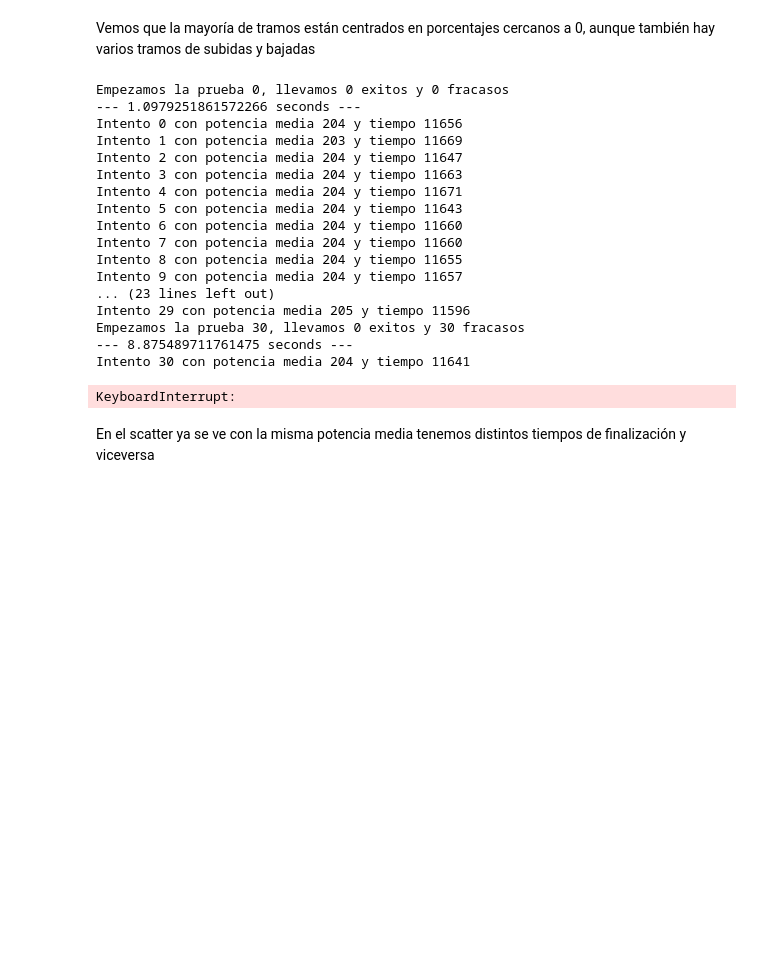
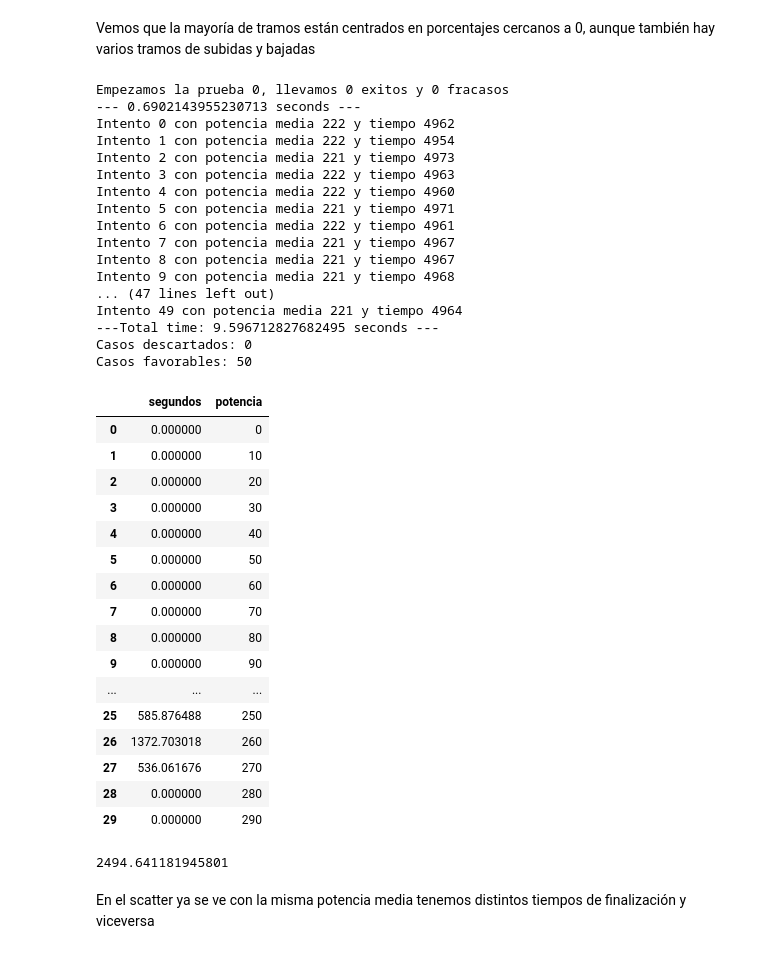
Before and after one commit to davidchepe/IM_KS, a Jupyter notebook: Simulador/Simulacion.ipynb, the cells around one changed output. Saved outputs shown, nothing was run; the diff lists cells and outputs as text; code cells hidden in the pictures; blank space fills up the shorter version.

Commit message:
ajuste para revision de bins_potencia

```diff
--- a/Simulador/Simulacion.ipynb
+++ b/Simulador/Simulacion.ipynb
@@ -87,13 +87,13 @@ resultados = []
 
 fail = 0 #Contador de simulaciones fallidas
 exito = 0 #Contador de simulaciones correctas
-num_pruebas = 5 #Número de éxitos para finalizar la simulación
+num_pruebas = 50 #Número de éxitos para finalizar la simulación
 fi = 0 #Variable para iterar
 
 #Las siguientes variables se rellenan a criterio del entrenador o de quien use esta simulación
 potencia_objetivo = 220
 pot_min = 80
-pot_max = 255
+pot_max = 280
 ff_1 = 0.4
 ff_2 = 0.6
 
@@ -108,7 +108,7 @@ while exito < num_pruebas:
     tiempo_acum = 0
     i= 0
     lista_tramo_potencia = []
-    bind_potencias = [0] * 30
+    bins_potencias = [0] * 30
     #Simulamos cada tramo de la prueba
     while i < len(df):
 
@@ -158,7 +158,7 @@ while exito < num_pruebas:
         tiempo_acum = tiempo_acum + nuevo_tiempo
 
         #acumulamos el tiempo que se pasa en cada agrupacion de potencias
-        bind_potencias[int(potencia/10)] =bind_potencias[int(potencia/10)] + nuevo_tiempo
+        bins_potencias[int(potencia/10)] =bins_potencias[int(potencia/10)] + nuevo_tiempo[0]
 
         i += 1
 
@@ -183,23 +183,49 @@ print('Casos descartados: %d' %fail)
 print('Casos favorables: %d' %(len(resultados)))
 # %% [output]
 Empezamos la prueba 0, llevamos 0 exitos y 0 fracasos
---- 1.0979251861572266 seconds ---
-Intento 0 con potencia media 204 y tiempo 11656
-Intento 1 con potencia media 203 y tiempo 11669
-Intento 2 con potencia media 204 y tiempo 11647
-Intento 3 con potencia media 204 y tiempo 11663
-Intento 4 con potencia media 204 y tiempo 11671
-Intento 5 con potencia media 204 y tiempo 11643
-Intento 6 con potencia media 204 y tiempo 11660
-Intento 7 con potencia media 204 y tiempo 11660
-Intento 8 con potencia media 204 y tiempo 11655
-Intento 9 con potencia media 204 y tiempo 11657
-... (23 lines left out)
-Intento 29 con potencia media 205 y tiempo 11596
-Empezamos la prueba 30, llevamos 0 exitos y 30 fracasos
---- 8.875489711761475 seconds ---
-Intento 30 con potencia media 204 y tiempo 11641
+--- 0.6902143955230713 seconds ---
+Intento 0 con potencia media 222 y tiempo 4962
+Intento 1 con potencia media 222 y tiempo 4954
+Intento 2 con potencia media 221 y tiempo 4973
+Intento 3 con potencia media 222 y tiempo 4963
+Intento 4 con potencia media 222 y tiempo 4960
+Intento 5 con potencia media 221 y tiempo 4971
+Intento 6 con potencia media 222 y tiempo 4961
+Intento 7 con potencia media 221 y tiempo 4967
+Intento 8 con potencia media 221 y tiempo 4967
+Intento 9 con potencia media 221 y tiempo 4968
+... (47 lines left out)
+Intento 49 con potencia media 221 y tiempo 4964
+---Total time: 9.596712827682495 seconds ---
+Casos descartados: 0
+Casos favorables: 50
-KeyboardInterrupt:
+# %%
+histo_pot = pd.DataFrame(bins_potencias)
+histo_pot[potencia]=histo_pot.index.values*10
+histo_pot.columns = ['segundos','potencia']
+histo_pot
+# %% [output]
+|  | segundos | potencia |
+| 0 | 0.000000 | 0 |
+| 1 | 0.000000 | 10 |
+| 2 | 0.000000 | 20 |
+| 3 | 0.000000 | 30 |
+| 4 | 0.000000 | 40 |
+| 5 | 0.000000 | 50 |
+| 6 | 0.000000 | 60 |
+| 7 | 0.000000 | 70 |
+| 8 | 0.000000 | 80 |
+| 9 | 0.000000 | 90 |
+| ... | ... | ... |
+| 25 | 585.876488 | 250 |
+| 26 | 1372.703018 | 260 |
+| 27 | 536.061676 | 270 |
+| 28 | 0.000000 | 280 |
+| 29 | 0.000000 | 290 |
+# %%
+sum(bins_potencias[-5:])
+# %% [output]
+2494.641181945801
 # %%
 #Creamos DataFrame y renombramos las columnas
 ds = pd.DataFrame(resultados)
```
Also changed, not shown: parts of 13 cells of this notebook, 1 other file.
